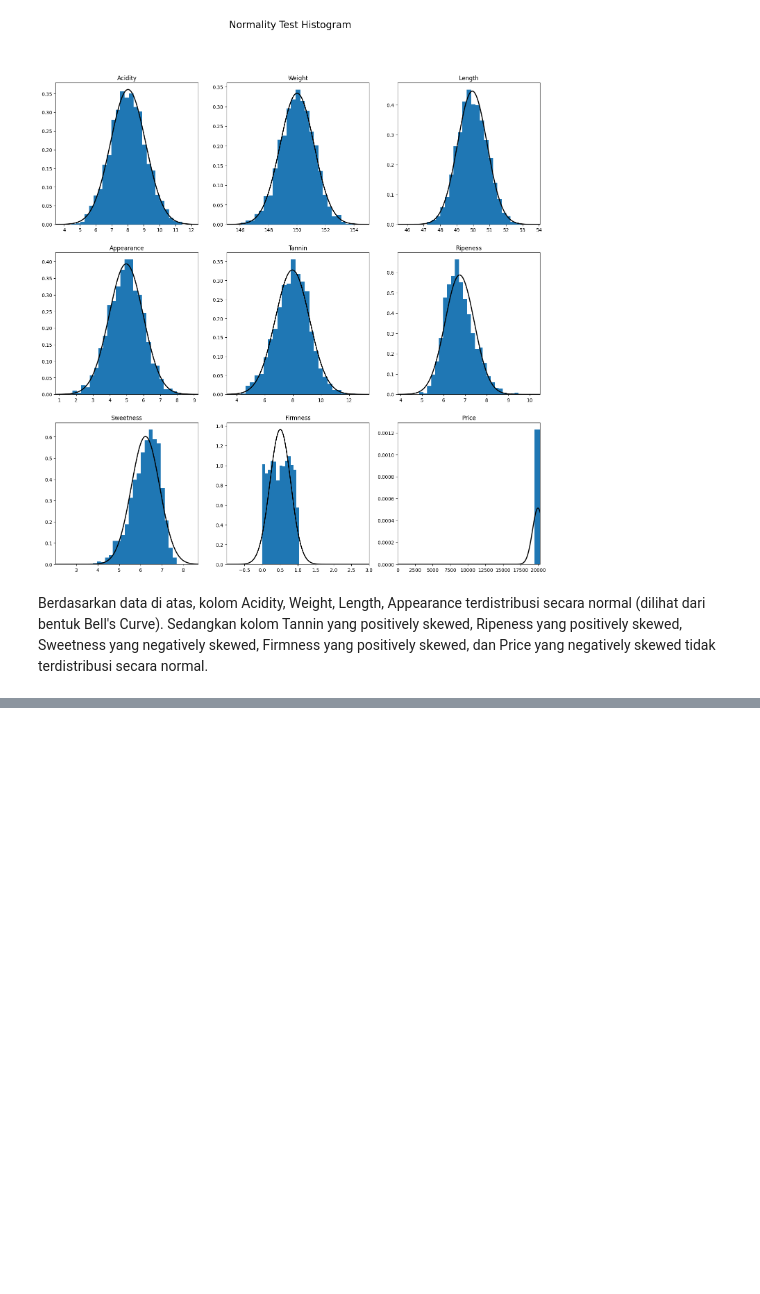
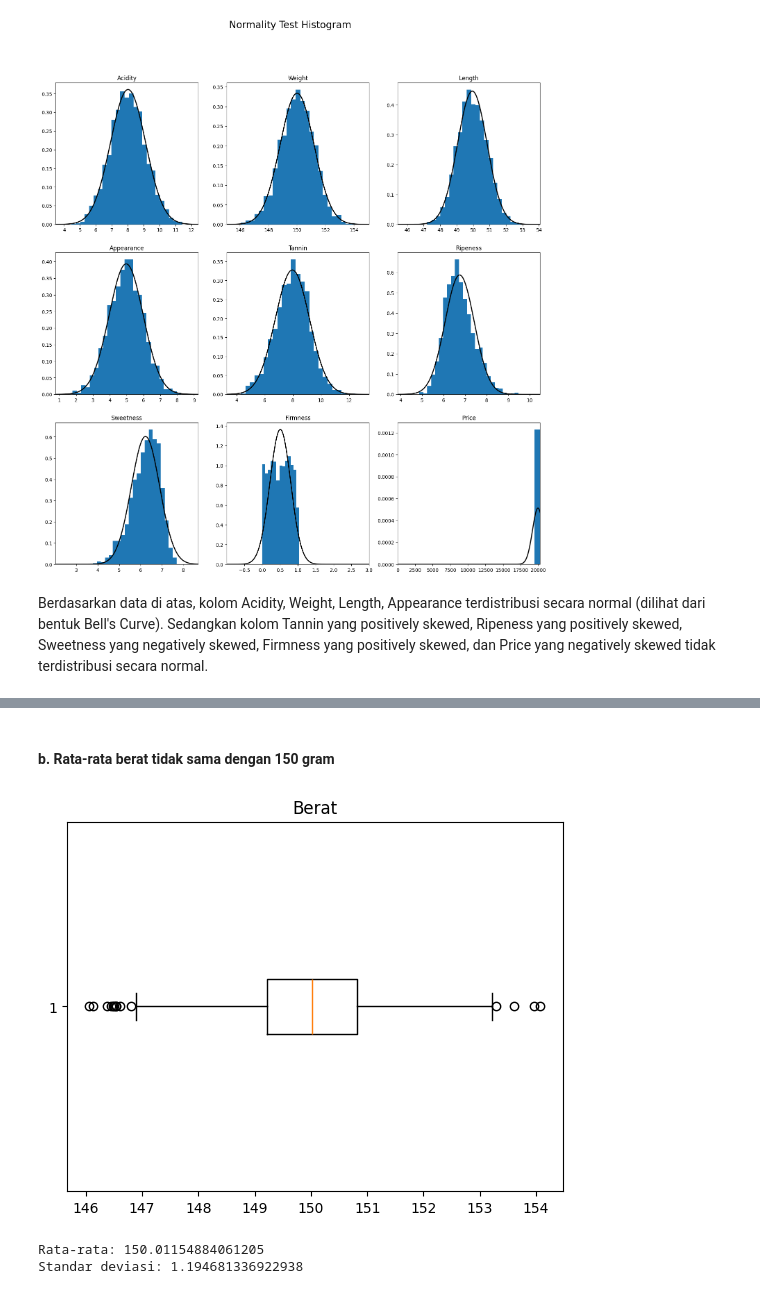
Before and after one commit to NameLessAth/Tubes-probstat, a Jupyter notebook: K02-IF2220-13522044-13522106.ipynb, the cells around one changed output, grey strips where cells are left out. Drawn from its saved outputs; the diff is of its cells as text; code cells hidden in the pictures; blank space fills up the shorter version.

```diff
--- a/K02-IF2220-13522044-13522106.ipynb
+++ b/K02-IF2220-13522044-13522106.ipynb
@@ -183,0 +226,14 @@ Berdasarkan data di atas, kolom Acidity, Weight, Length, Appearance terdistribus
+# %% [markdown]
+#### b. Rata-rata berat tidak sama dengan 150 gram
+# %%
+plt.boxplot(databasenya['Weight'], vert = False)
+plt.title('Berat')
+plt.show()
+mean = np.mean(databasenya['Weight'])
+std = np.std(databasenya['Weight'])
+print(f"Rata-rata: {mean}")
+print(f"Standar deviasi: {std}")
+# %% [output]
+[figure, added]
+Rata-rata: 150.01154884061205
+Standar deviasi: 1.194681336922938
```
Also changed, not shown: parts of 20 cells of this notebook.
